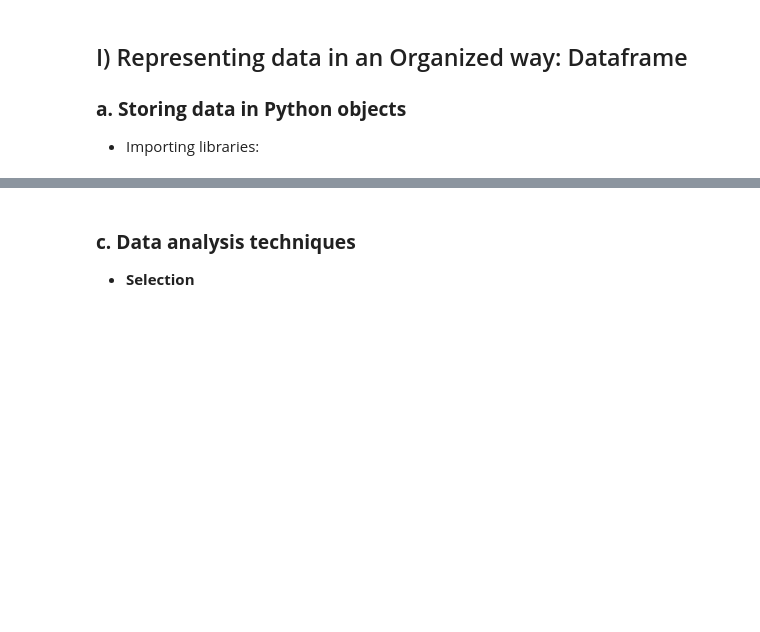
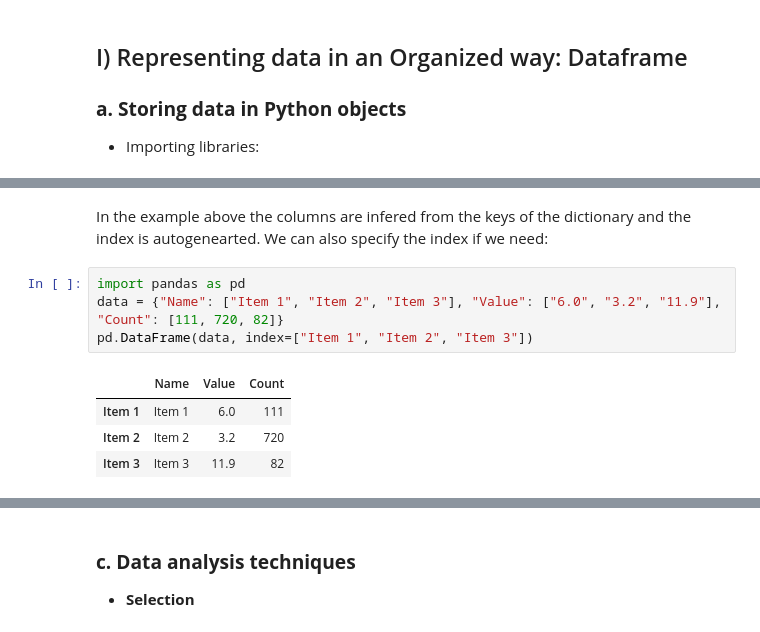
Before and after one commit to OTRF/infosec-jupyterthon, a Jupyter notebook: docs/workshops/2021/notebooks_for_secutity_operations/day1/day-1_part-3_basics_data_analysis_pandas.ipynb, the cells around one changed output, grey strips where cells are left out. Saved outputs shown, nothing was run; the diff lists cells and outputs as text; blank space fills up the shorter version.

```diff
--- a/docs/workshops/2021/notebooks_for_secutity_operations/day1/day-1_part-3_basics_data_analysis_pandas.ipynb
+++ b/docs/workshops/2021/notebooks_for_secutity_operations/day1/day-1_part-3_basics_data_analysis_pandas.ipynb
@@ -27,0 +80,11 @@ Contents
+# %% [markdown]
+In the example above the columns are infered from the keys of the dictionary and the index is autogenearted. We can also specify the index if we need:
+# %%
+import pandas as pd
+data = {"Name": ["Item 1", "Item 2", "Item 3"], "Value": ["6.0", "3.2", "11.9"], "Count": [111, 720, 82]}
+pd.DataFrame(data, index=["Item 1", "Item 2", "Item 3"])
+# %% [output]
+|  | Name | Value | Count |
+| Item 1 | Item 1 | 6.0 | 111 |
+| Item 2 | Item 2 | 3.2 | 720 |
+| Item 3 | Item 3 | 11.9 | 82 |
```
Also changed, not shown: parts of 21 cells of this notebook.
